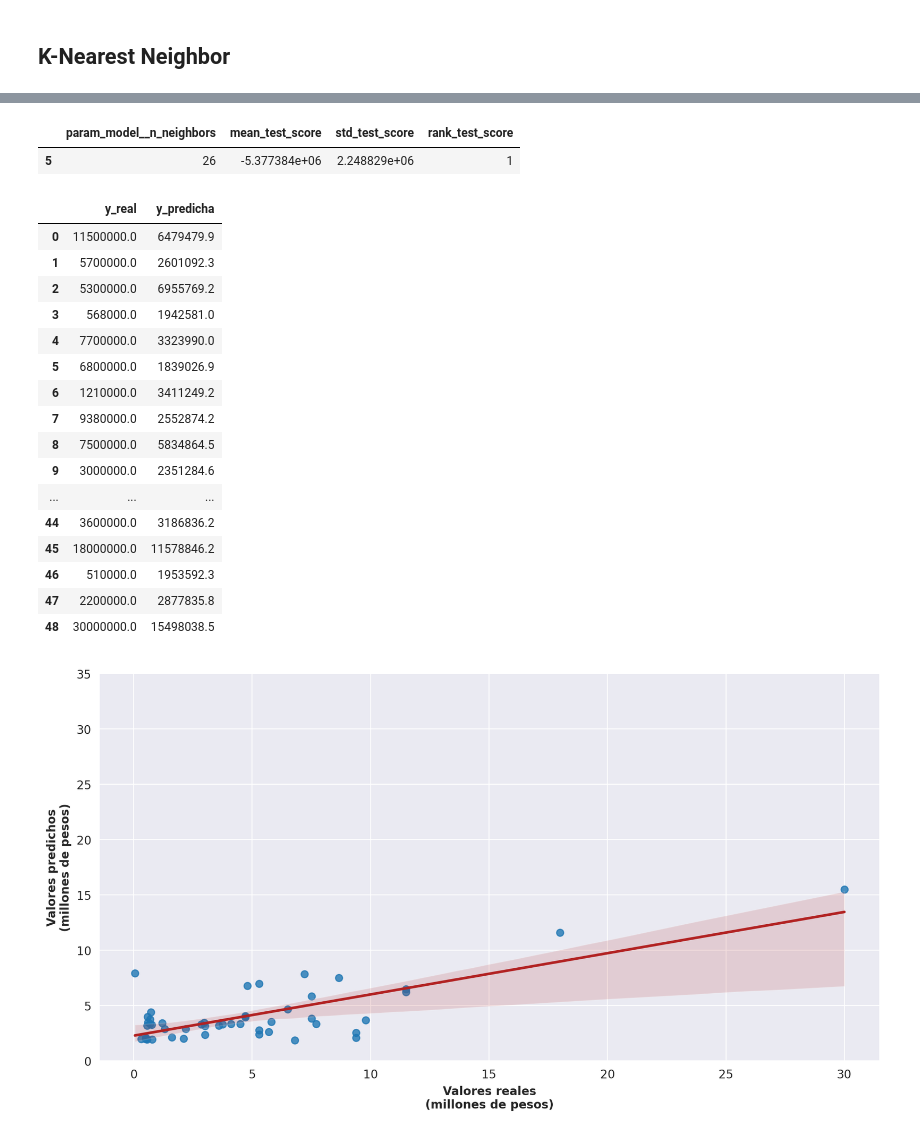
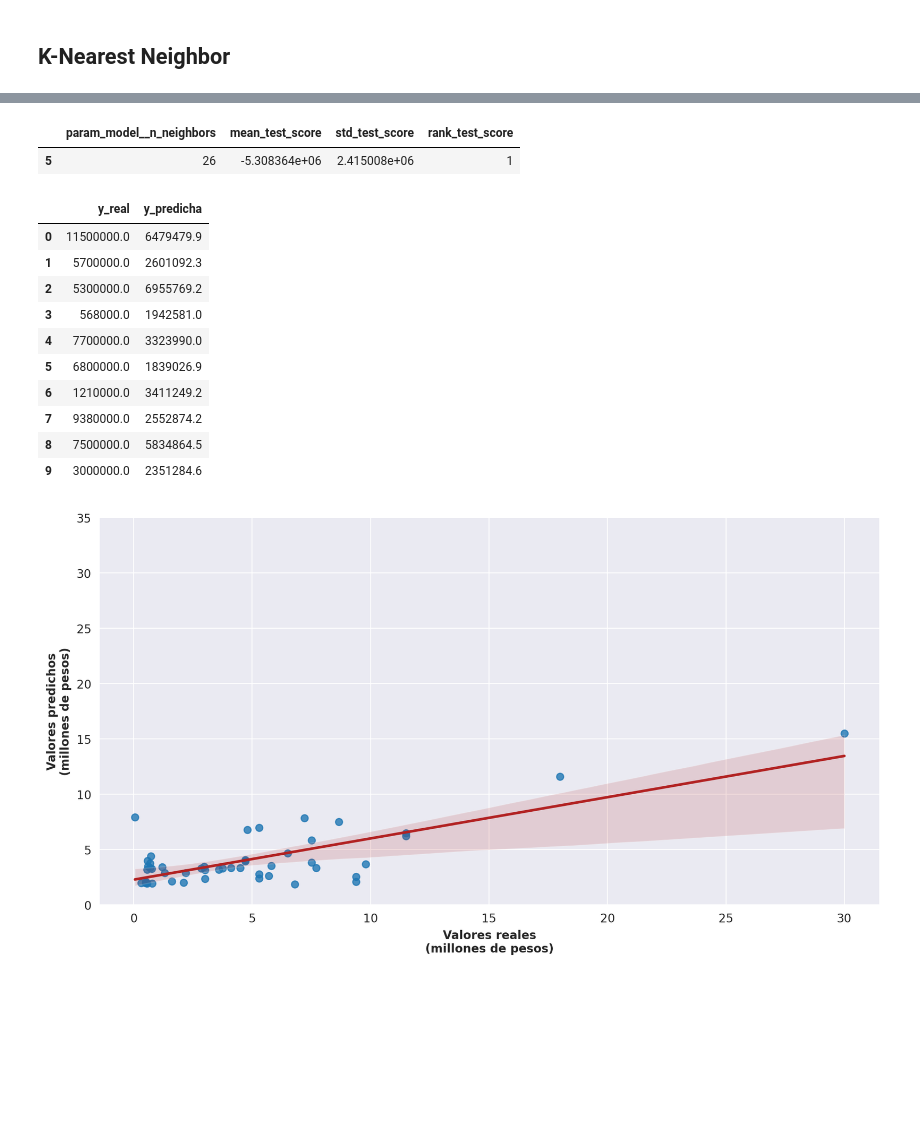
Before and after one commit to MarioRoFe/Prediccion-precios-inmobiliaria, a Jupyter notebook: notebooks/modelo.ipynb, the cells around one changed output, grey strips where cells are left out. Drawn from its saved outputs; the diff is of its cells as text; code cells hidden in the pictures; blank space fills up the shorter version.

```diff
--- a/notebooks/modelo.ipynb
+++ b/notebooks/modelo.ipynb
@@ -1071,4 +1053,4 @@ knn_grid = RandomizedSearchCV(
     return_train_score=False
 )
 
-knn_grid.fit(X=X_train, y=y_train)
+_ = knn_grid.fit(X=X_train, y=y_train)
@@ -1097,33 +1061,27 @@ resultados.loc[:, ["param_model__n_neighbors", "mean_test_score",
                    "std_test_score", "rank_test_score"]].head(1)
 # %% [output]
 |  | param_model__n_neighbors | mean_test_score | std_test_score | rank_test_score |
-| 5 | 26 | -5.377384e+06 | 2.248829e+06 | 1 |
+| 5 | 26 | -5.308364e+06 | 2.415008e+06 | 1 |
 # %%
 knn_model = knn_grid.best_estimator_
 knn_predict = knn_model.predict(X_test)
 knn_model_predictions = pd.DataFrame({
     "y_real": y_test.flatten().round(1),
     "y_predicha": knn_predict.flatten().round(1)
 })
-knn_model_predictions
+knn_model_predictions.head(10)
 # %% [output]
 |  | y_real | y_predicha |
 | 0 | 11500000.0 | 6479479.9 |
 | 1 | 5700000.0 | 2601092.3 |
 | 2 | 5300000.0 | 6955769.2 |
 | 3 | 568000.0 | 1942581.0 |
 | 4 | 7700000.0 | 3323990.0 |
 | 5 | 6800000.0 | 1839026.9 |
 | 6 | 1210000.0 | 3411249.2 |
 | 7 | 9380000.0 | 2552874.2 |
 | 8 | 7500000.0 | 5834864.5 |
 | 9 | 3000000.0 | 2351284.6 |
-| ... | ... | ... |
-| 44 | 3600000.0 | 3186836.2 |
-| 45 | 18000000.0 | 11578846.2 |
-| 46 | 510000.0 | 1953592.3 |
-| 47 | 2200000.0 | 2877835.8 |
-| 48 | 30000000.0 | 15498038.5 |
 # %%
 # Se muestra la relación entre los valores predichos y los valores reales
 ax = sns.regplot(data=knn_model_predictions,
```
Also changed, not shown: parts of 4 cells of this notebook.
